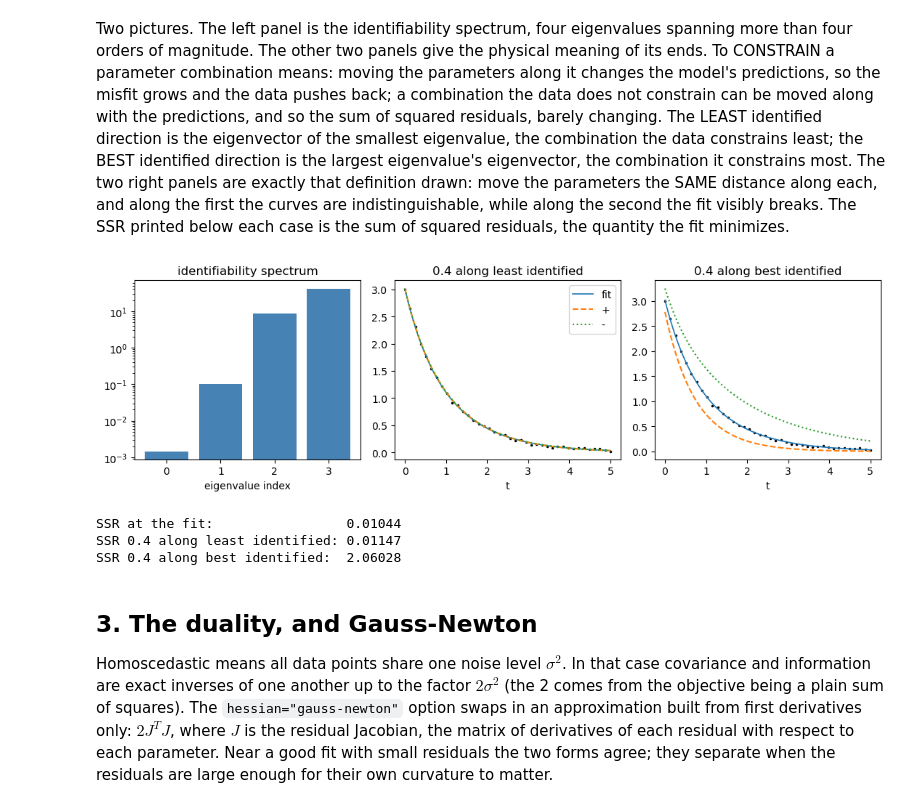
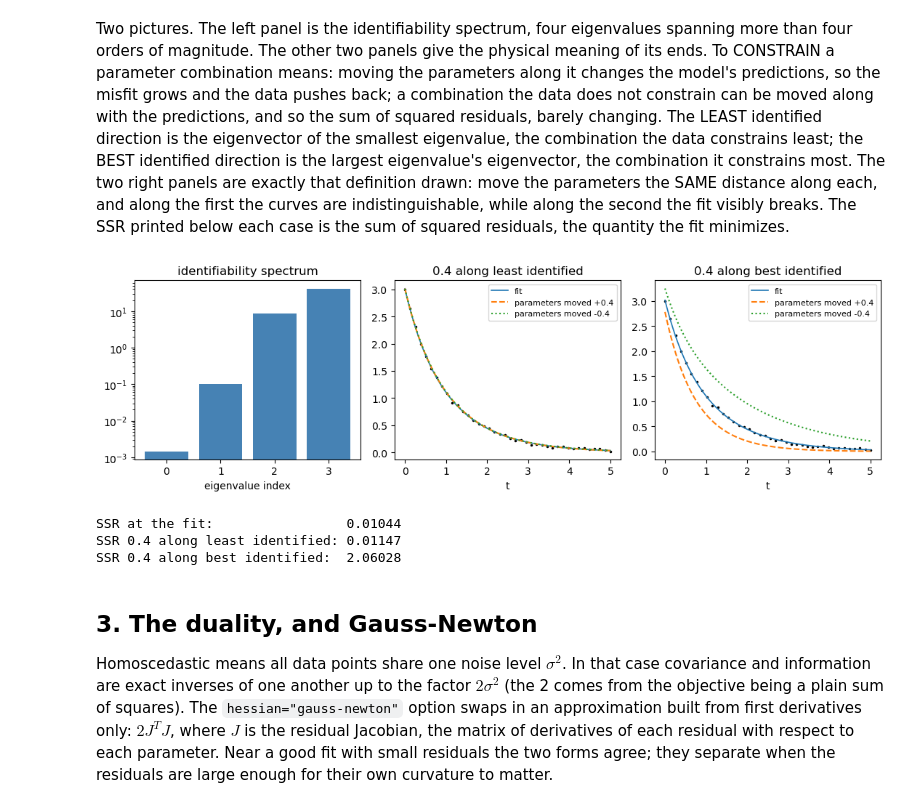
Before and after one commit to GermanHeim/pounce, a Jupyter notebook: python/notebooks/31_information_identifiability.ipynb, the cells around one changed output. Drawn from its saved outputs; the diff is of its cells as text; code cells hidden in the pictures.

```diff
--- a/python/notebooks/31_information_identifiability.ipynb
+++ b/python/notebooks/31_information_identifiability.ipynb
@@ -203,32 +203,33 @@ sum of squared residuals, the quantity the fit minimizes.
 # %%
 fig, axes = plt.subplots(1, 3, figsize=(11, 3.4))
 axes[0].bar(range(len(ev)), ev, color="steelblue")
 axes[0].set_yscale("log")
 axes[0].set_xlabel("eigenvalue index")
 axes[0].set_title("identifiability spectrum")
 
 delta = 0.4
 for ax, j, title in ((axes[1], 0, "0.4 along least identified"),
                      (axes[2], -1, "0.4 along best identified")):
     v = vec[:, j]
     ax.plot(t_data, y_data, "k.", ms=3)
     ax.plot(tt, curve(p_hat, tt), lw=1.2, label="fit")
-    ax.plot(tt, curve(p_hat + delta * v, tt), "--", label="+")
-    ax.plot(tt, curve(p_hat - delta * v, tt), ":", label="-")
+    ax.plot(tt, curve(p_hat + delta * v, tt), "--", label="parameters moved +0.4")
+    ax.plot(tt, curve(p_hat - delta * v, tt), ":", label="parameters moved -0.4")
     ax.set_xlabel("t"); ax.set_title(title)
-axes[1].legend()
+axes[1].legend(fontsize=8)
+axes[2].legend(fontsize=8)
 plt.tight_layout(); plt.show()
 
 
 def sse(p):
     return float(np.sum((y_data - curve(p, t_data)) ** 2))
 
 
 print("SSR at the fit:                ", round(sse(p_hat), 5))
 print("SSR 0.4 along least identified:", round(sse(p_hat + delta * vec[:, 0]), 5))
 print("SSR 0.4 along best identified: ", round(sse(p_hat + delta * vec[:, -1]), 5))
 # %% [output]
-[figure, old version]
+[figure, new version]
 SSR at the fit:                 0.01044
 SSR 0.4 along least identified: 0.01147
 SSR 0.4 along best identified:  2.06028
```
Also changed, not shown: 1 other file.
